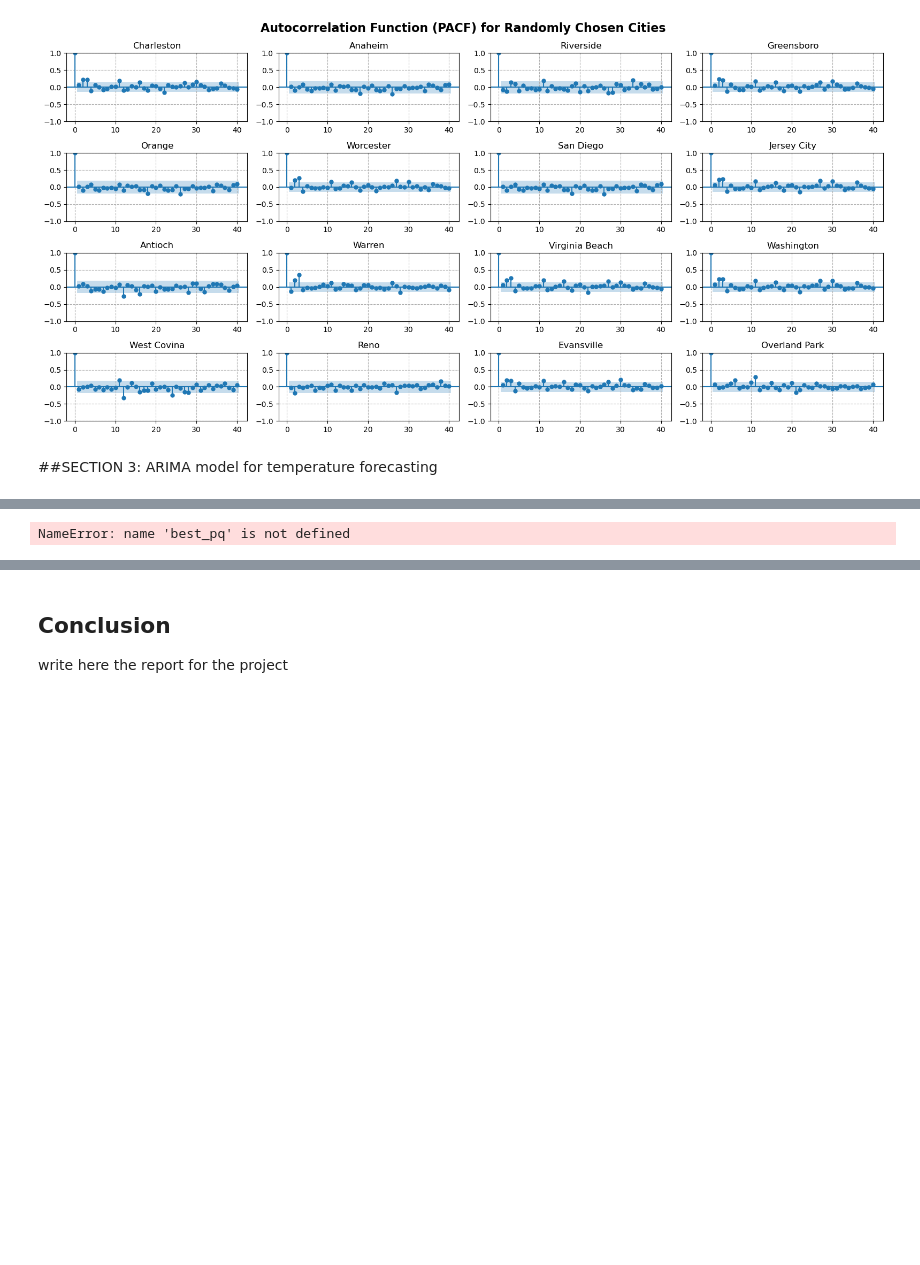
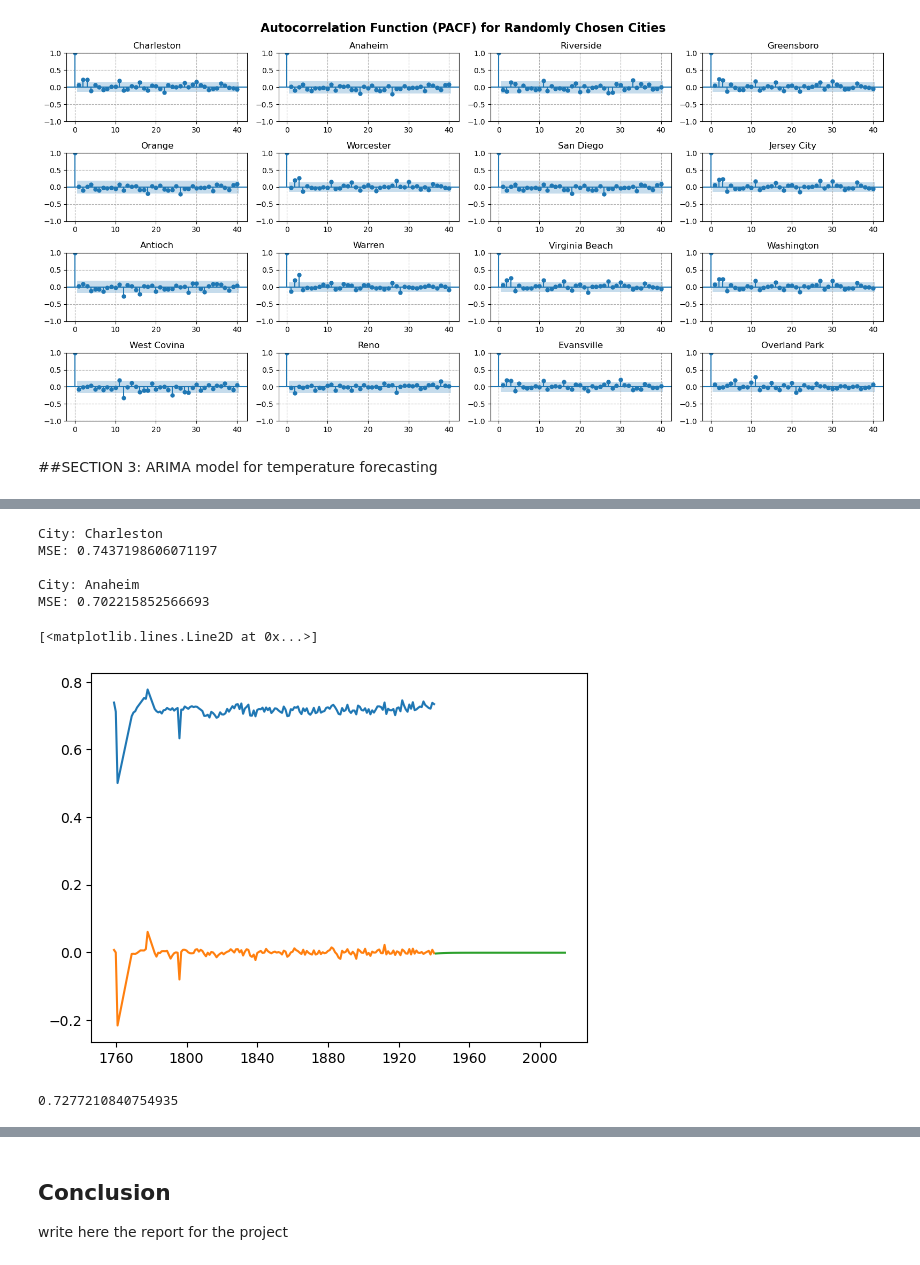
Before and after one commit to aredjil/Temperature-forecasting-for-different-cities-in-the-world, a Jupyter notebook: Project3.ipynb, the cells around one changed output, grey strips where cells are left out. Drawn from its saved outputs; the diff is of its cells as text; code cells hidden in the pictures; blank space fills up the shorter version.

Commit message:
Immplemented the ARIMA model for all the cities

```diff
--- a/Project3.ipynb
+++ b/Project3.ipynb
@@ -153,7 +156,7 @@ def clean_data(df):
     return df
 # %%
 # Reading the temperature data
-temp_data_path = "./Project_3/data/data-project3/GlobalLandTemperaturesByCity.csv"
+temp_data_path = "./Project_3/data/data-project3/GlobalLandTemperaturesByCity.csv.zip"
 df = pd.read_csv(temp_data_path)
 # %%
 # Performing data cleaning
@@ -169,6 +172,8 @@ df.head(5)
 |  | 1823-12-31 | 0.695755 |
 |  | 1824-12-31 | 0.703316 |
 # %%
+city_names = np.array([x[0] for x in df.index])
+city_names = np.unique(city_names, return_counts=False)
 # Seclecting 4 random cities from the dataset
 np.random.seed(42)
 rd_cities = np.random.choice(city_names, 16, replace=False)
@@ -464,8 +436,50 @@ ValueError: min() iterable argument is empty
-# %%
-# fitting an ARIMA model with chosen p, d, q values and calculating the mean squared error
-from sklearn.metrics import mean_absolute_error
-
-arima_model = ARIMA(city_df, order=(best_pq[0], 0, best_pq[1])).fit()
-predictions = arima_model.predict(start=0, end=len(city_df)-1)
-# %% [output]
-NameError: name 'best_pq' is not defined
+# %%
+p_range = q_range = list(range(0, 5))
+
+for i, name in enumerate(rd_cities):
+    city_df = train_data_stationary[name]
+    city_df_test = test_data[name]
+    aic_values = []
+    bic_values = []
+    pq_values = []
+
+    d = 0  # Differencing order
+
+    for p in p_range:
+        for q in q_range:
+            try:
+                # Fit ARIMA model
+                model = ARIMA(city_df["AverageTemperature"], order=(p, d, q))
+                results = model.fit()
+
+                # Store AIC, BIC, and (p, q)
+                aic_values.append(results.aic)
+                bic_values.append(results.bic)
+                pq_values.append((p, q))
+
+            except Exception as e:
+                print(f"ARIMA({p},{d},{q}) failed: {e}")  # Print error for debugging
+
+    # Find (p, q) with lowest AIC
+    if aic_values:  # Ensure there are valid models
+        best_pq = pq_values[np.argmin(aic_values)]
+        print(f"City: {name}")
+        # print(f"(p,q) corresponding to lowest AIC score: {best_pq}")
+        predictions = arima_model.predict(start=len(city_df), end=len(city_df)+len(city_df_test)-1)
+        mse = mean_absolute_error(predictions, city_df_test["AverageTemperature"])
+        print(f"MSE: {mse} \n")
+    else:
+        print("No valid ARIMA models found.")
+# %% [output]
+City: Charleston
+MSE: 0.7437198606071197
+
+City: Anaheim
+MSE: 0.702215852566693
+# %%
+plt.plot(city_df.index, city_df_train["AverageTemperature"])
+plt.plot(city_df.index, city_df["AverageTemperature"])
+plt.plot(cit_df_test.index, predictions)
+# %% [output]
+[<matplotlib.lines.Line2D at 0x...>]
+[figure, added]
@@ -471,0 +488,4 @@ NameError: name 'best_pq' is not defined
+# %%
+mse
+# %% [output]
+0.7277210840754935
```
Also changed, not shown: parts of 8 cells of this notebook.
